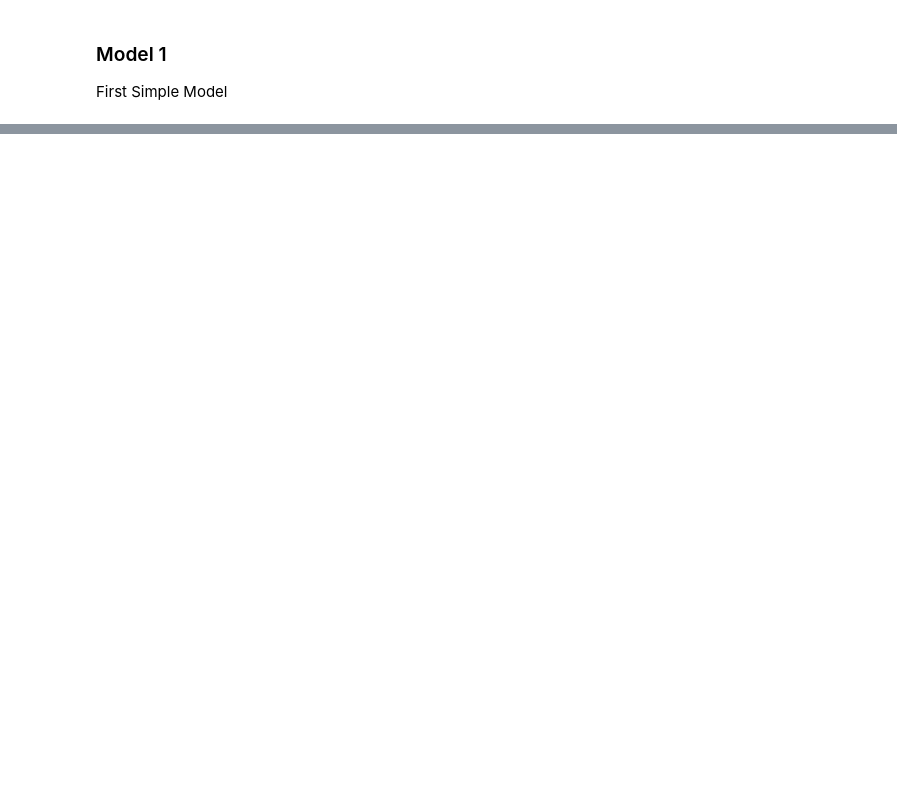
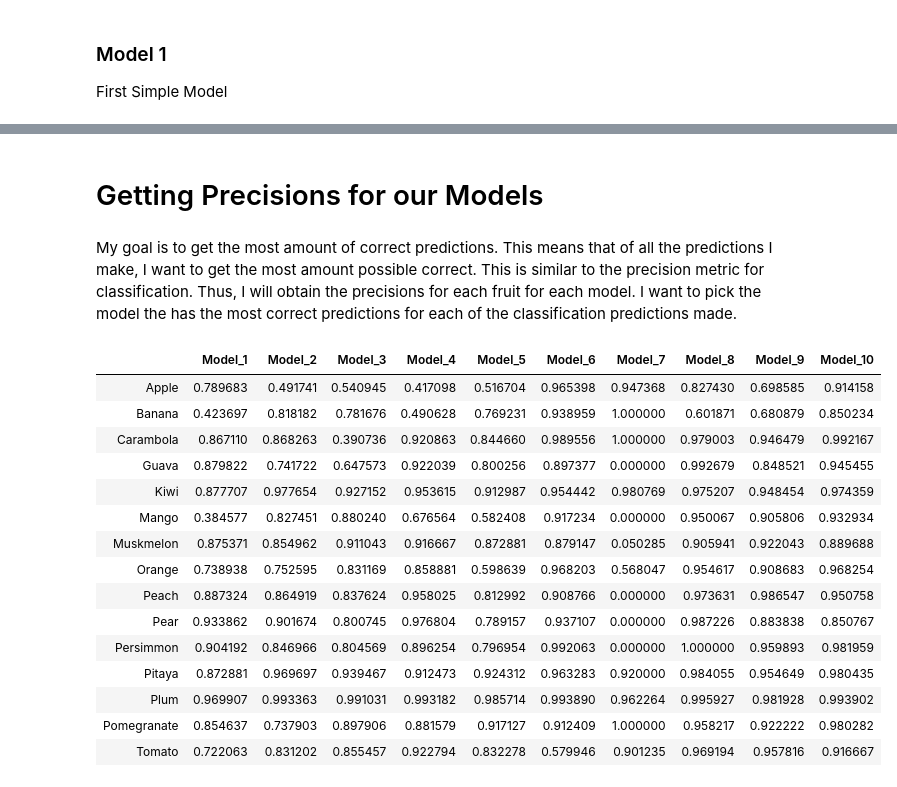
Before and after one commit to cmluna2913/FruitImageRecognition, a Jupyter notebook: Model_Building.ipynb, the cells around one changed output, grey strips where cells are left out. Saved outputs shown, nothing was run; the diff lists cells and outputs as text; code cells hidden in the pictures; blank space fills up the shorter version.

```diff
--- a/Model_Building.ipynb
+++ b/Model_Building.ipynb
@@ -375,0 +279,8 @@ model_5.compile(optimizer='adagrad', loss='categorical_crossentropy', metrics=['
+# %%
+model_9 = Sequential([Conv2D(10, kernel_size=(1), activation='relu'),
+                      Flatten(input_shape=(50,50)),
+                      Dropout(0.2),
+                      Dense(64, activation='sigmoid', bias_regularizer=regularizers.l1_l2(l1=0.02,l2=0.02)),
+                      Dense(15, activation='softmax')])
+model_9.compile(optimizer='adagrad', loss='categorical_crossentropy', metrics=['accuracy', 'mae', 'mse'])
+model_9_results = model_9.fit(X_rgb_train_reshape, y_rgb_train_dummies,epochs=5, validation_data = (X_rgb_test_reshape, y_rgb_test_dummies))
@@ -375,0 +302,7 @@ model_5.compile(optimizer='adagrad', loss='categorical_crossentropy', metrics=['
+# %%
+model_10 = Sequential([Conv2D(85, kernel_size=(1), activation='relu'),
+                       Dropout(0.2),
+                       Flatten(input_shape=(50,50)),
+                       Dense(15, activation='softmax', activity_regularizer=regularizers.l1(0.02))])
+model_10.compile(optimizer='adagrad', loss='categorical_crossentropy', metrics=['accuracy', 'mae', 'mse'])
+model_10_results = model_10.fit(X_rgb_train_reshape, y_rgb_train_dummies, epochs=5, validation_data=(X_rgb_test_reshape, y_rgb_test_dummies))
@@ -375,0 +321,28 @@ model_5.compile(optimizer='adagrad', loss='categorical_crossentropy', metrics=['
+# %% [markdown]
+# Getting Precisions for our Models
+# %% [markdown]
+My goal is to get the most amount of correct predictions. This means that of all the predictions I make, I want to get the most amount possible correct. This is similar to the precision metric for classification. Thus, I will obtain the precisions for each fruit for each model. I want to pick the model the has the most correct predictions for each of the classification predictions made.
+# %%
+models = [model_1, model_2, model_3, model_4, model_5,
+          model_6, model_7, model_8, model_9, model_10]
+# %%
+precision_df = get_precisions(models, X_gs_test_reshape, y_gs_test, X_rgb_test_reshape, y_rgb_test)
+# %%
+precision_df
+# %% [output]
+|  | Model_1 | Model_2 | Model_3 | Model_4 | Model_5 | Model_6 | Model_7 | Model_8 | Model_9 | Model_10 |
+| Apple | 0.789683 | 0.491741 | 0.540945 | 0.417098 | 0.516704 | 0.965398 | 0.947368 | 0.827430 | 0.698585 | 0.914158 |
+| Banana | 0.423697 | 0.818182 | 0.781676 | 0.490628 | 0.769231 | 0.938959 | 1.000000 | 0.601871 | 0.680879 | 0.850234 |
+| Carambola | 0.867110 | 0.868263 | 0.390736 | 0.920863 | 0.844660 | 0.989556 | 1.000000 | 0.979003 | 0.946479 | 0.992167 |
+| Guava | 0.879822 | 0.741722 | 0.647573 | 0.922039 | 0.800256 | 0.897377 | 0.000000 | 0.992679 | 0.848521 | 0.945455 |
+| Kiwi | 0.877707 | 0.977654 | 0.927152 | 0.953615 | 0.912987 | 0.954442 | 0.980769 | 0.975207 | 0.948454 | 0.974359 |
+| Mango | 0.384577 | 0.827451 | 0.880240 | 0.676564 | 0.582408 | 0.917234 | 0.000000 | 0.950067 | 0.905806 | 0.932934 |
+| Muskmelon | 0.875371 | 0.854962 | 0.911043 | 0.916667 | 0.872881 | 0.879147 | 0.050285 | 0.905941 | 0.922043 | 0.889688 |
+| Orange | 0.738938 | 0.752595 | 0.831169 | 0.858881 | 0.598639 | 0.968203 | 0.568047 | 0.954617 | 0.908683 | 0.968254 |
+| Peach | 0.887324 | 0.864919 | 0.837624 | 0.958025 | 0.812992 | 0.908766 | 0.000000 | 0.973631 | 0.986547 | 0.950758 |
+| Pear | 0.933862 | 0.901674 | 0.800745 | 0.976804 | 0.789157 | 0.937107 | 0.000000 | 0.987226 | 0.883838 | 0.850767 |
+| Persimmon | 0.904192 | 0.846966 | 0.804569 | 0.896254 | 0.796954 | 0.992063 | 0.000000 | 1.000000 | 0.959893 | 0.981959 |
+| Pitaya | 0.872881 | 0.969697 | 0.939467 | 0.912473 | 0.924312 | 0.963283 | 0.920000 | 0.984055 | 0.954649 | 0.980435 |
+| Plum | 0.969907 | 0.993363 | 0.991031 | 0.993182 | 0.985714 | 0.993890 | 0.962264 | 0.995927 | 0.981928 | 0.993902 |
+| Pomegranate | 0.854637 | 0.737903 | 0.897906 | 0.881579 | 0.917127 | 0.912409 | 1.000000 | 0.958217 | 0.922222 | 0.980282 |
+| Tomato | 0.722063 | 0.831202 | 0.855457 | 0.922794 | 0.832278 | 0.579946 | 0.901235 | 0.969194 | 0.957816 | 0.916667 |
```
Also changed, not shown: parts of 71 cells of this notebook, 6 other files.
